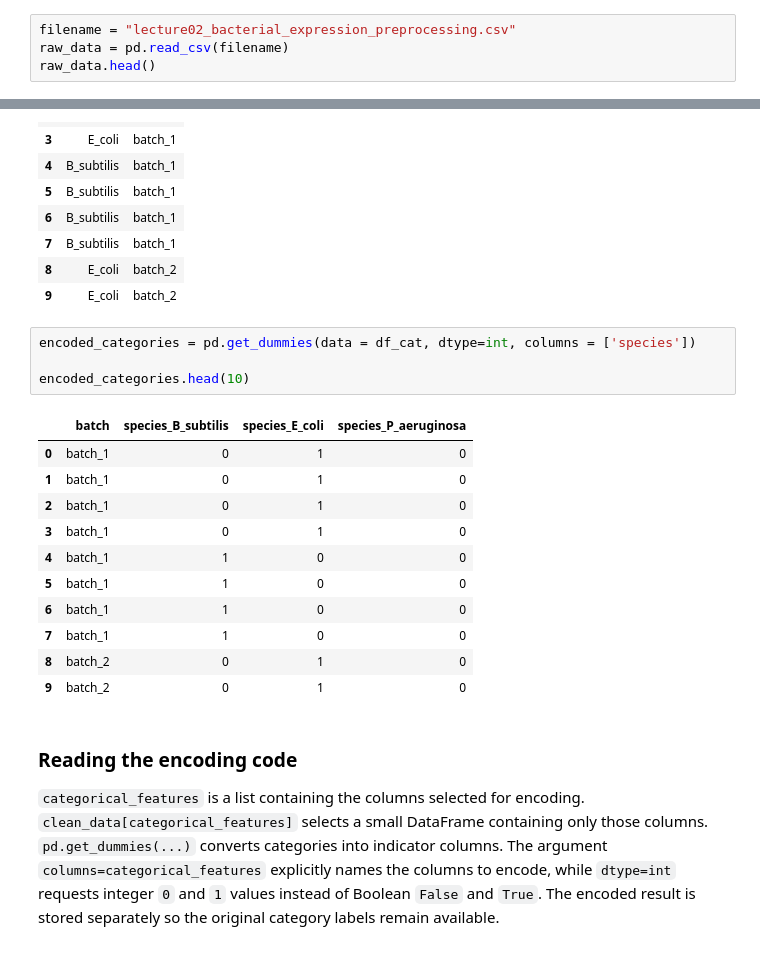
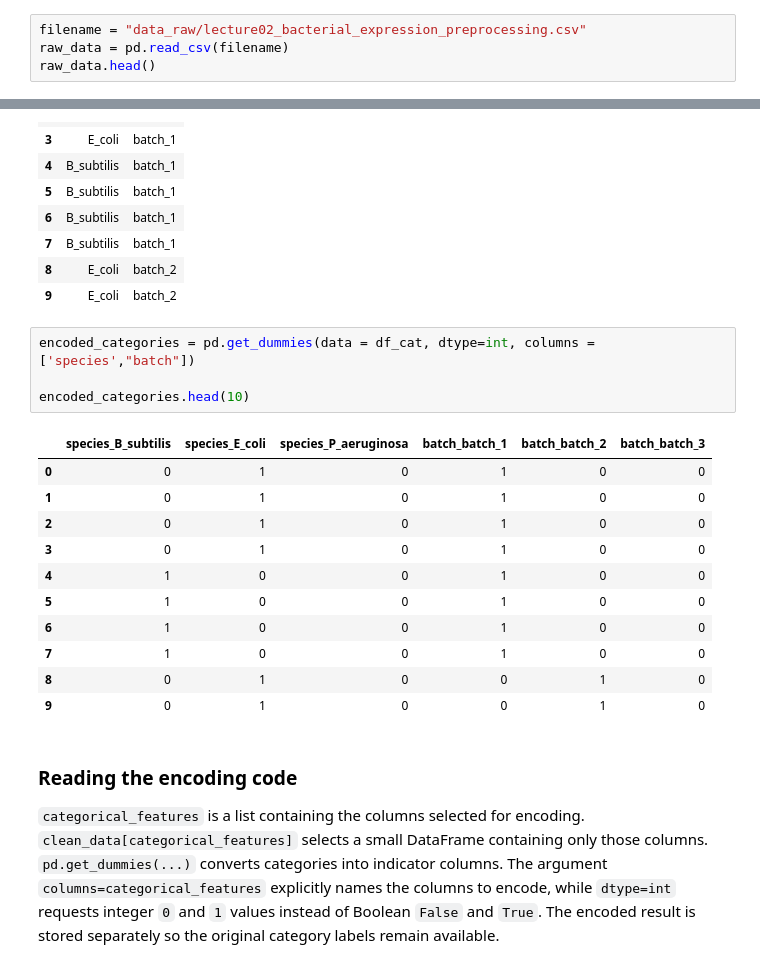
Before and after one commit to clabe-wekesa/BioinfoClassRoom, a Jupyter notebook: SBI812/Lecture_2.ipynb, the cells around one changed output, grey strips where cells are left out. Saved outputs shown, nothing was run; the diff lists cells and outputs as text.

```diff
--- a/SBI812/Lecture_2.ipynb
+++ b/SBI812/Lecture_2.ipynb
@@ -193,7 +193,7 @@ Do not try to memorize whole commands. Read each command as a combination of the
 
 Always preserve the original imported DataFrame. In this notebook it is called `raw_data`. A copy is created before any values are changed.
 # %%
-filename = "lecture02_bacterial_expression_preprocessing.csv"
+filename = "data_raw/lecture02_bacterial_expression_preprocessing.csv"
 raw_data = pd.read_csv(filename)
 raw_data.head()
 # %% [output]
@@ -1131,21 +1131,21 @@ df_cat.head(10)
 | 8 | E_coli | batch_2 |
 | 9 | E_coli | batch_2 |
 # %%
-encoded_categories = pd.get_dummies(data = df_cat, dtype=int, columns = ['species'])
+encoded_categories = pd.get_dummies(data = df_cat, dtype=int, columns = ['species',"batch"])
 
 encoded_categories.head(10)
 # %% [output]
-|  | batch | species_B_subtilis | species_E_coli | species_P_aeruginosa |
-| 0 | batch_1 | 0 | 1 | 0 |
-| 1 | batch_1 | 0 | 1 | 0 |
-| 2 | batch_1 | 0 | 1 | 0 |
-| 3 | batch_1 | 0 | 1 | 0 |
-| 4 | batch_1 | 1 | 0 | 0 |
-| 5 | batch_1 | 1 | 0 | 0 |
-| 6 | batch_1 | 1 | 0 | 0 |
-| 7 | batch_1 | 1 | 0 | 0 |
-| 8 | batch_2 | 0 | 1 | 0 |
-| 9 | batch_2 | 0 | 1 | 0 |
+|  | species_B_subtilis | species_E_coli | species_P_aeruginosa | batch_batch_1 | batch_batch_2 | batch_batch_3 |
+| 0 | 0 | 1 | 0 | 1 | 0 | 0 |
+| 1 | 0 | 1 | 0 | 1 | 0 | 0 |
+| 2 | 0 | 1 | 0 | 1 | 0 | 0 |
+| 3 | 0 | 1 | 0 | 1 | 0 | 0 |
+| 4 | 1 | 0 | 0 | 1 | 0 | 0 |
+| 5 | 1 | 0 | 0 | 1 | 0 | 0 |
+| 6 | 1 | 0 | 0 | 1 | 0 | 0 |
+| 7 | 1 | 0 | 0 | 1 | 0 | 0 |
+| 8 | 0 | 1 | 0 | 0 | 1 | 0 |
+| 9 | 0 | 1 | 0 | 0 | 1 | 0 |
 # %% [markdown]
 ### Reading the encoding code
 
```
Also changed, not shown: parts of 7 cells of this notebook, 18 other files.
